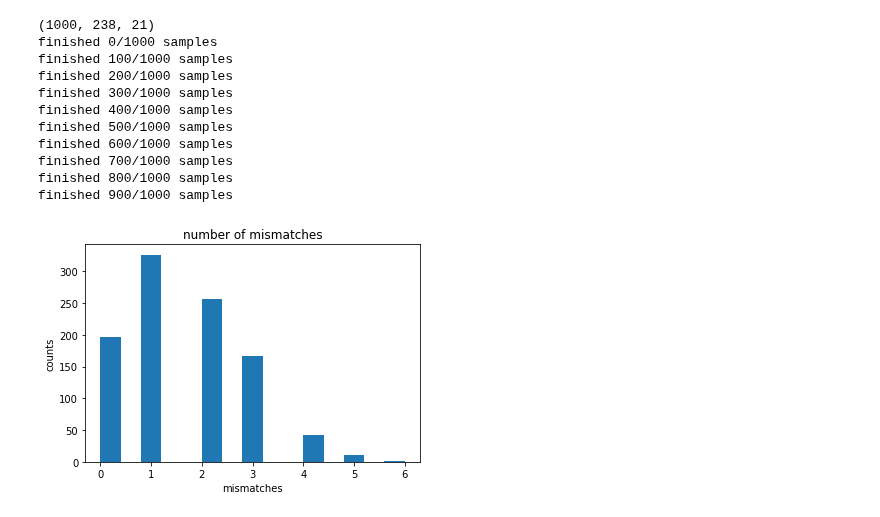
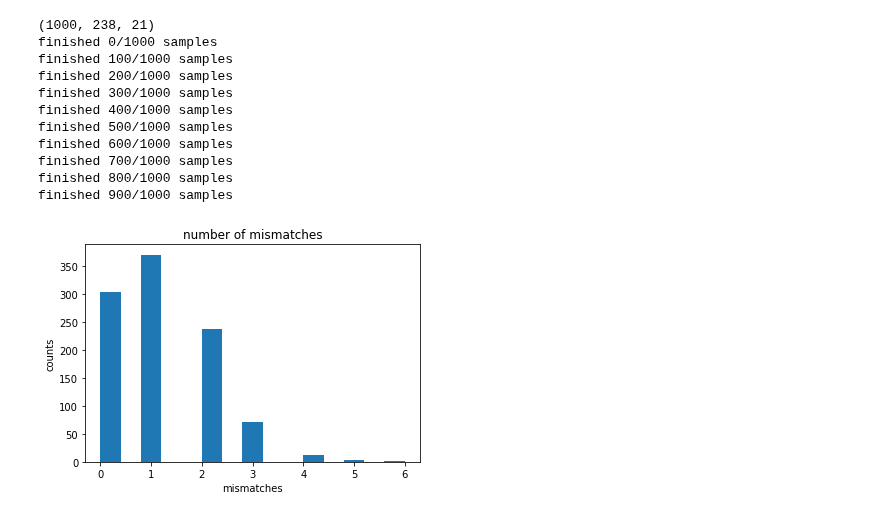
Before and after one commit to j316chuck/generative-model-experiments, a Jupyter notebook: vae.ipynb, the cells around one changed output. Saved outputs shown, nothing was run; the diff lists cells and outputs as text; code cells hidden in the pictures.

Commit message:
done with vae model tests

```diff
--- a/vae.ipynb
+++ b/vae.ipynb
@@ -99,36 +88,39 @@ class VAE(nn.Module):
         return -0.5 * torch.sum(1 + logvar - mu.pow(2) - logvar.exp())
 # %%
+torch.manual_seed(np.random.randint(0, 1000))
 train_losses, test_losses, train_kld_loss, test_kld_loss, train_recon_loss, test_recon_loss = [], [], [], [], [], []
-model = VAE(21 * 238, 50, 20, 21)
-optimizer = torch.optim.Adam(model.parameters(), lr = 0.001)
+model = VAE(21 * 238, 50, 20, 21, 238)
+optimizer = torch.optim.Adam(model.parameters(), lr = 0.001, eps=1e-9)
 start_time = time.time()
-epochs = 1000
+name = "base_vae_implementation"
+epochs = 200
+#logger = open("./logs/vae/{0}_epochs_{1}.txt".format(name, epochs), "w")
+logger = None
 for epoch in range(1, epochs + 1):
     train_loss, reconstruction_loss, kld_loss = 0, 0, 0
     model.train()
     for batch_idx, (x, _) in enumerate(train_loader):
         optimizer.zero_grad()
         recon_x, mu, logvar = model(x)
-        rloss, kloss = model.NLLoss(recon_x, x), model.KLD(mu, logvar)
-        loss = rloss + kloss
+        rloss, kloss = model.cross_entropy_loss(recon_x, x), model.kld_loss(mu, logvar)
+        loss = (rloss + kloss) / x.shape[0]
         loss.backward()
         optimizer.step()
-        #print("Batch {0}: reconstruction loss: {1} kld loss {2}".format(batch_idx, rloss, kloss))
-        train_loss += loss.item()
+        train_loss += loss.item() * x.shape[0]
         reconstruction_loss += rloss.item()
         kld_loss += kloss.item()
     kld_loss /= len(train_loader.dataset)
     reconstruction_loss /= len(train_loader.dataset)
     train_loss /= len(train_loader.dataset)
     print('<-- Epoch: {0}. Average Train loss: {1:.4f}. Train Reconstruction loss: {2:.4f}. Train KLD loss: {3:.4f}. Time: {4:.2f}'.format(
-                    epoch, train_loss, reconstruction_loss, kld_loss, time.time() - start_time))
+                    epoch, train_loss, reconstruction_loss, kld_loss, time.time() - start_time), file=logger)
 
     train_losses.append(train_loss); train_kld_loss.append(kld_loss); train_recon_loss.append(reconstruction_loss)
     model.eval()
     test_loss, reconstruction_loss, kld_loss = 0, 0, 0
     for batch_idx, (x, _) in enumerate(test_loader):
         recon_x, mu, logvar = model(x)
-        rloss, kloss = model.NLLoss(recon_x, x), model.KLD(mu, logvar)
+        rloss, kloss = model.cross_entropy_loss(recon_x, x), model.kld_loss(mu, logvar)
         loss = rloss + kloss
         test_loss += loss.item()
         reconstruction_loss += rloss.item()
@@ -138,5 +130,6 @@ for epoch in range(1, epochs + 1):
     test_loss /= len(test_loader.dataset)
     test_losses.append(test_loss); test_kld_loss.append(kld_loss); test_recon_loss.append(reconstruction_loss)
     print('<-- Epoch: {0}. Average Test loss: {1:.4f}. Test Reconstruction loss: {2:.4f}. Test KLD loss: {3:.4f}. Time: {4:.2f}'.format(
-                    epoch, test_loss, reconstruction_loss, kld_loss, time.time() - start_time))
+                    epoch, test_loss, reconstruction_loss, kld_loss, time.time() - start_time), file=logger)
+logger.close()
 # %% [output]
@@ -455,17 +471,18 @@ class GenerativeVAE():
 # %%
 def get_test_args():
     args = {
-        "name" : "vae_fc5_epochs_100_learning_rate_0.1",
+        "name" : "vae_david_debug_epochs_100_data_900",
         "input" : 21 * 238,
         "hidden_size" : 50,
         "latent_dim" : 20,
         "device" : torch.device("cpu"),
-        "learning_rate" : 0.01,
-        "epochs" : 100,
+        "learning_rate" : 0.001,
+        "epochs" : 2,
         "beta" : 1.0,
         "vocabulary" : get_all_amino_acids(),
-        "num_data" : 1000,
-        "batch_size" : 10
+        "num_data" : 900,
+        "batch_size" : 20,
+        "seq_length" : 238,
     }
     args["description"] = "name: {0}, input size {1}, hidden size {2}, latent_dim {3}, lr {4}, epochs {5}".format(
                 args["name"], args["input"], args["hidden_size"], args["latent_dim"], args["learning_rate"], args["epochs"])
@@ -482,7 +499,3 @@ y_train, y_test = y_train[:args["num_data"]], y_test[:args["num_data"]]
 train_dataset = TensorDataset(torch.from_numpy(one_hot_X_train).float(), torch.from_numpy(y_train.reshape(-1, 1)).float())
 test_dataset = TensorDataset(torch.from_numpy(one_hot_X_test).float(), torch.from_numpy(y_test.reshape(-1, 1)).float())
 train_loader, test_loader = DataLoader(train_dataset, batch_size=args["batch_size"], shuffle=True), DataLoader(test_dataset, batch_size=args["batch_size"], shuffle=True)
-# %%
-vae = GenerativeVAE(args)
-logger = None
-vae.fit(train_loader, test_loader, True, logger, "./models/{0}/".format(vae.name))
@@ -536,39 +585,38 @@ num_samples = 1000
 vocabulary = get_all_amino_acids()
 num_characters = len(get_all_amino_acids())
 index_to_character = dict(zip(range(num_characters), vocabulary))
+wild_type = get_wild_type_amino_acid_sequence()
 
 z = np.random.sample((num_samples, 20))
-outputs = vae.model.decode(torch.tensor(z).float())
-outputs = outputs.view(outputs.shape[0], -1, num_characters)
-outputs = F.softmax(outputs, dim=2)
+outputs = vae.decoder(torch.tensor(z).float(), softmax=True)
 outputs = outputs.detach().numpy()
 print(outputs.shape)
 mismatches, all_strings = [], []
 for i in range(outputs.shape[0]):
     string = []
     for j in range(outputs.shape[1]):
         k = np.random.choice(list(range(num_characters)), p = outputs[i, j])
         string.append(index_to_character[k])
     all_strings.append("".join(string))
     mismatches.append(count_substring_mismatch(wild_type, all_strings[-1]))
     if i % 100 == 0:
         print("finished {0}/{1} samples".format(i, num_samples))
 
 plt.title("number of mismatches")
 plt.hist(mismatches, bins=15)
 plt.xlabel("mismatches")
 plt.ylabel("counts")
 plt.savefig("./logs/vae/{0}_mismatches_from_wild_type".format(vae.name))
 # %% [output]
 (1000, 238, 21)
 finished 0/1000 samples
 finished 100/1000 samples
 finished 200/1000 samples
 finished 300/1000 samples
 finished 400/1000 samples
 finished 500/1000 samples
 finished 600/1000 samples
 finished 700/1000 samples
 finished 800/1000 samples
 finished 900/1000 samples
-[figure, old version]
+[figure, new version]
```
Also changed, not shown: parts of 24 cells of this notebook, 48 other files.
